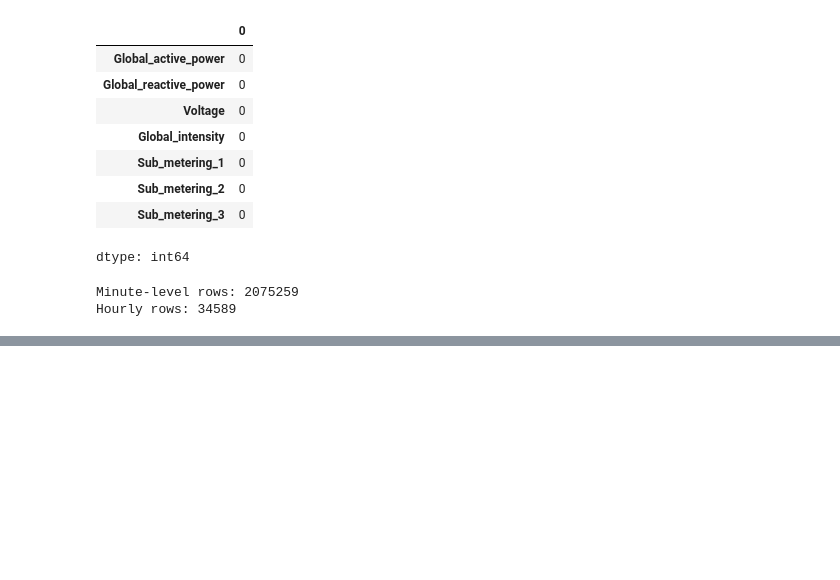
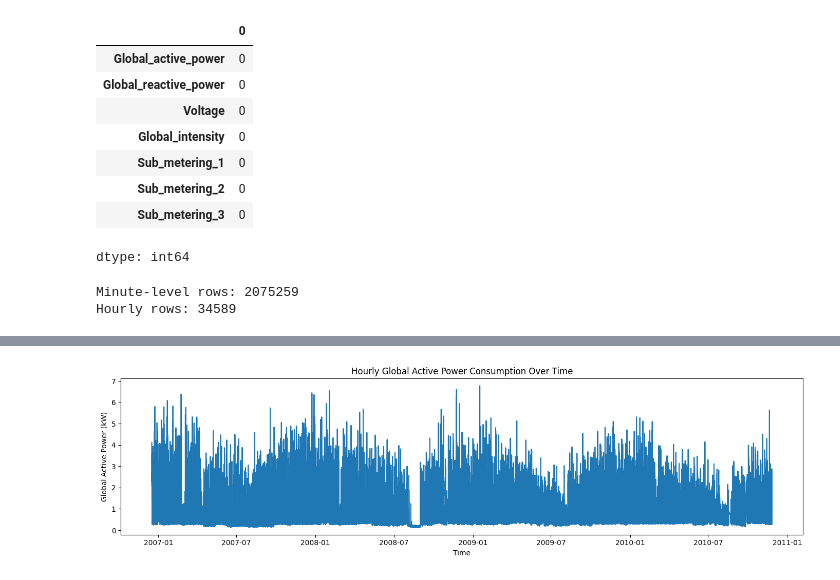
Before and after one commit to pinarrcindemirr/ML_Q1122408, a Jupyter notebook: ML_Q1122408.ipynb, the cells around one changed output, grey strips where cells are left out. Saved outputs shown, nothing was run; the diff lists cells and outputs as text; code cells hidden in the pictures; blank space fills up the shorter version.

```diff
--- a/ML_Q1122408.ipynb
+++ b/ML_Q1122408.ipynb
@@ -280,0 +252,10 @@ df_hourly.head()
+# %%
+plt.figure(figsize=(14,4))
+plt.plot(df_hourly.index, df_hourly['Global_active_power'])
+plt.title('Hourly Global Active Power Consumption Over Time')
+plt.xlabel('Time')
+plt.ylabel('Global Active Power (kW)')
+plt.tight_layout()
+plt.show()
+# %% [output]
+[figure, added]
```
Also changed, not shown: parts of 17 cells of this notebook.
